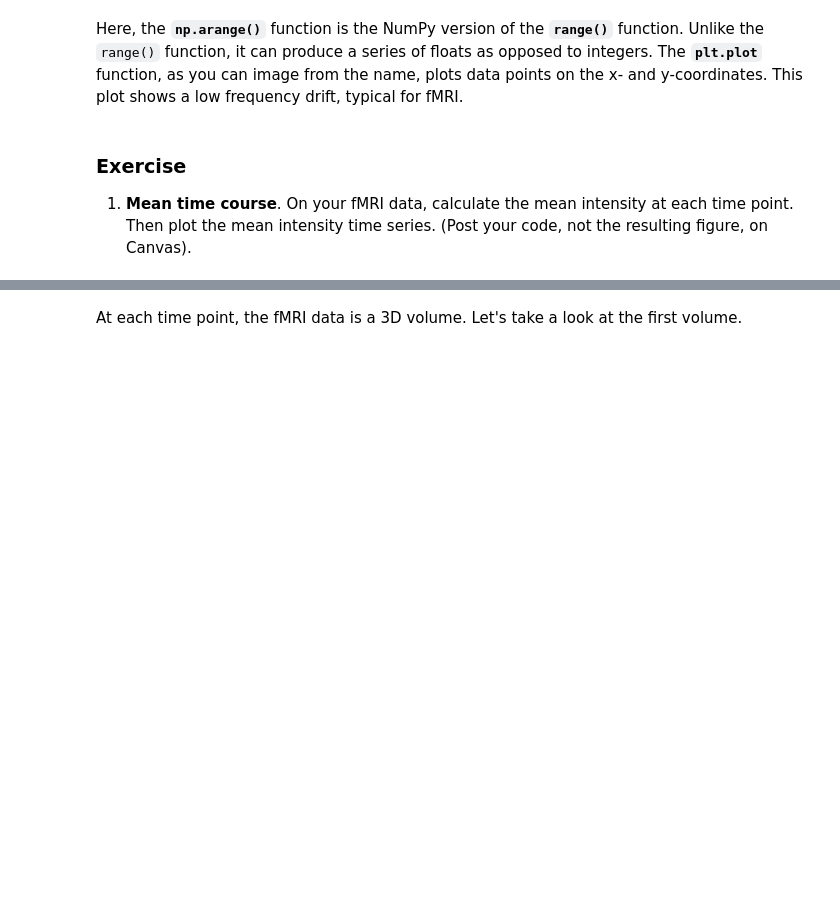
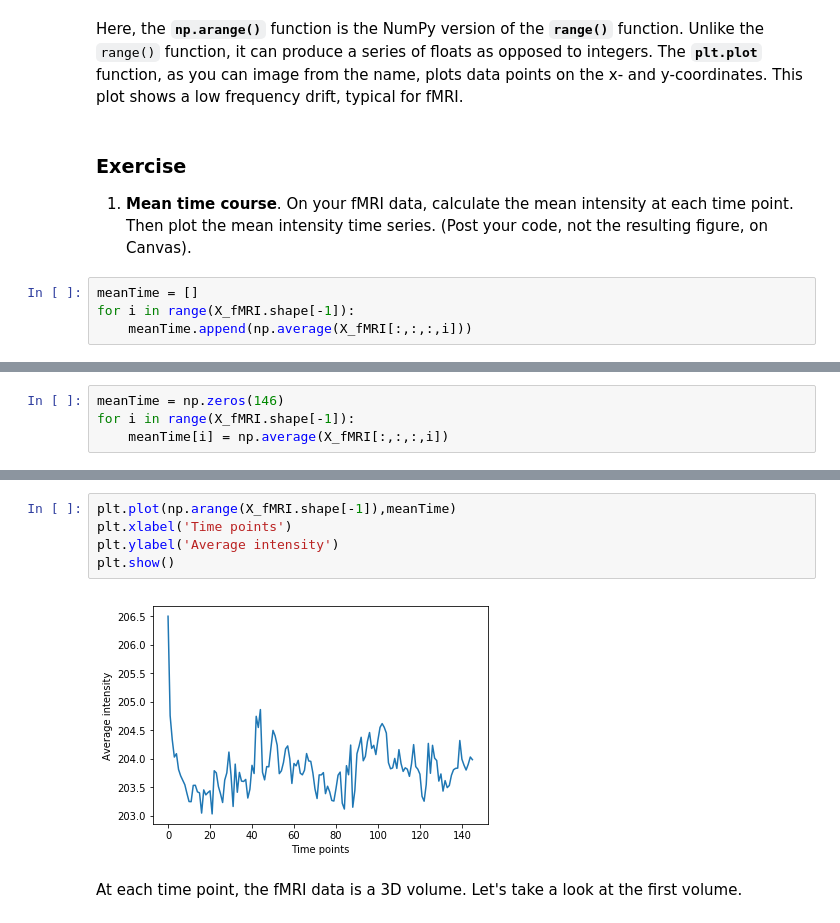
Before and after one commit to sathayas/JupyterfMRIFall2018, a Jupyter notebook: NumPy.ipynb, the cells around one changed output, grey strips where cells are left out. Drawn from its saved outputs; the diff is of its cells as text; blank space fills up the shorter version.

```diff
--- a/NumPy.ipynb
+++ b/NumPy.ipynb
@@ -523,3 +576,7 @@ Here, the **`np.arange()`** function is the NumPy version of the **`range()`** f
 # %% [markdown]
 ### Exercise
 1. **Mean time course**. On your fMRI data, calculate the mean intensity at each time point. Then plot the mean intensity time series. (Post your code, not the resulting figure, on Canvas).
+# %%
+meanTime = []
+for i in range(X_fMRI.shape[-1]):
+    meanTime.append(np.average(X_fMRI[:,:,:,i]))
@@ -525,0 +625,4 @@ Here, the **`np.arange()`** function is the NumPy version of the **`range()`** f
+# %%
+meanTime = np.zeros(146)
+for i in range(X_fMRI.shape[-1]):
+    meanTime[i] = np.average(X_fMRI[:,:,:,i])
@@ -526,3 +649,10 @@ Here, the **`np.arange()`** function is the NumPy version of the **`range()`** f
+# %%
+plt.plot(np.arange(X_fMRI.shape[-1]),meanTime)
+plt.xlabel('Time points')
+plt.ylabel('Average intensity')
+plt.show()
+# %% [output]
+[figure, added]
 # %% [markdown]
 At each time point, the fMRI data is a 3D volume. Let's take a look at the first volume.
 # %%
```
Also changed, not shown: parts of 26 cells of this notebook.
